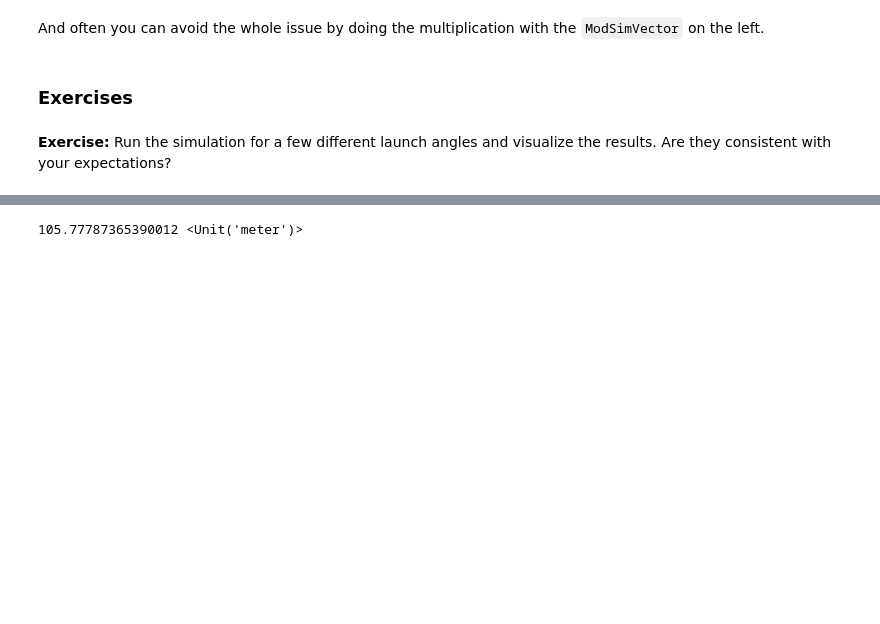
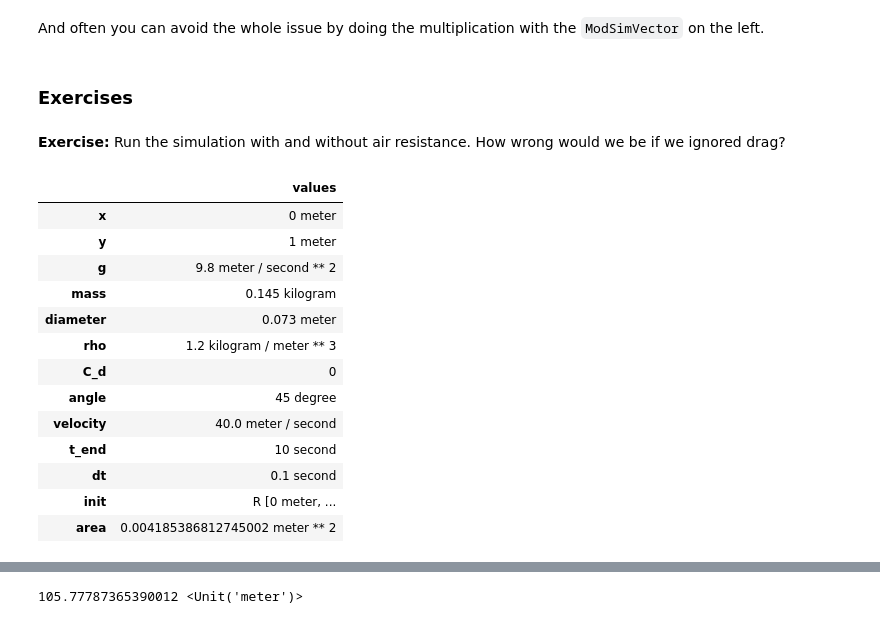
Before and after one commit to AllenDowney/ModSimPy, a Jupyter notebook: code/soln/chap22soln.ipynb, the cells around one changed output, grey strips where cells are left out. Cells and saved outputs as stored; diff of their text form; code cells hidden in the pictures; blank space fills up the shorter version.

```diff
--- a/code/soln/chap22soln.ipynb
+++ b/code/soln/chap22soln.ipynb
@@ -470,5 +470,24 @@ vector_mag(v2), vector_angle(v2)
 And often you can avoid the whole issue by doing the multiplication with the `ModSimVector` on the left.
 # %% [markdown]
 ### Exercises
-# %% [markdown]
-**Exercise:** Run the simulation for a few different launch angles and visualize the results.  Are they consistent with your expectations?
+# %% [markdown]
+**Exercise:** Run the simulation with and without air resistance.  How wrong would we be if we ignored drag?
+# %%
+# Hint
+
+system_no_drag = System(system, C_d=0)
+# %% [output]
+|  | values |
+| x | 0 meter |
+| y | 1 meter |
+| g | 9.8 meter / second ** 2 |
+| mass | 0.145 kilogram |
+| diameter | 0.073 meter |
+| rho | 1.2 kilogram / meter ** 3 |
+| C_d | 0 |
+| angle | 45 degree |
+| velocity | 40.0 meter / second |
+| t_end | 10 second |
+| dt | 0.1 second |
+| init | R [0 meter, ... |
+| area | 0.004185386812745002 meter ** 2 |
```
Also changed, not shown: parts of 28 cells of this notebook, 1 other file.
